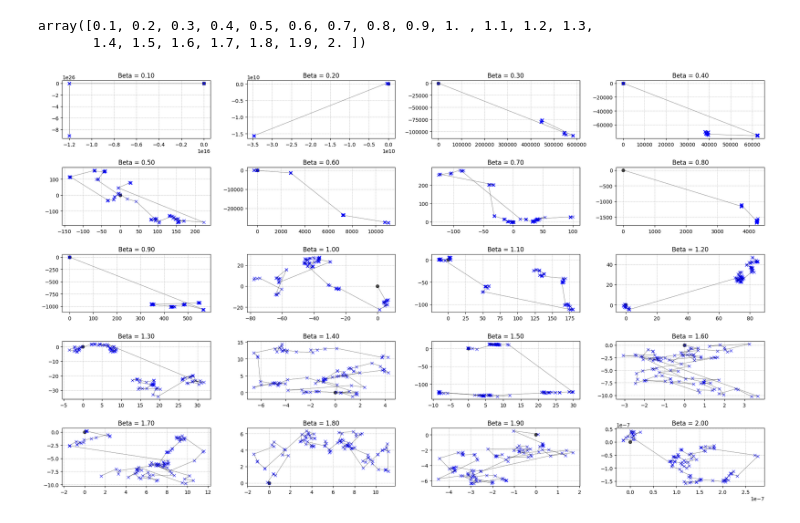
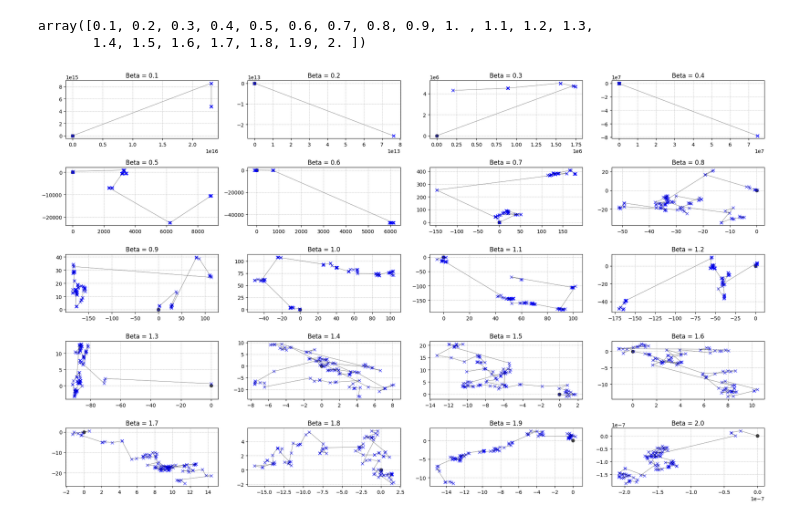
Before and after one commit to hellsdeur/nio-assignments, a Jupyter notebook: notebooks/atividade05-levy.ipynb, the cells around one changed output. Cells and saved outputs as stored; diff of their text form; code cells hidden in the pictures.

Commit message:
feat: random seeds

```diff
--- a/notebooks/atividade05-levy.ipynb
+++ b/notebooks/atividade05-levy.ipynb
@@ -17,6 +20,9 @@ from typing import List
 
 import numpy as np
 import matplotlib.pyplot as plt
+# %%
+rng = np.random.default_rng(42)
+random.seed(42)
 # %% [markdown]
 ## 1. Generation of a direction
 # %%
@@ -47,6 +53,6 @@ def slope_equation(p1, p2):
 def point_slope_equation(m, p, x):
     return m * (x - p.x) + p.y
 # %%
-aux_point = Point(np.random.uniform(-1, 1), np.random.uniform(-1, 1))
+aux_point = Point(rng.uniform(-1, 1), rng.uniform(-1, 1))
 aux_point
 # %% [output]
@@ -137,8 +140,8 @@ class Levy:
         sigma_u = (num / den)**(1 / self.beta)
         sigma_v = 1
 
-        u = np.random.normal(0, sigma_u)
-        v = np.random.normal(0, sigma_v)
+        u = rng.normal(0, sigma_u)
+        v = rng.normal(0, sigma_v)
         s = u / abs(v) ** (1 / self.beta)
 
         if math.isinf(m):
@@ -155,16 +158,12 @@ class Levy:
             p.y + s * dy
         )
 
-        # new_point = Point(
-        #     self.points[-1].x + s * (1 / np.sqrt(1 + m ** 2)),
-        #     self.points[-1].y + s * (m / np.sqrt(1 + m ** 2))
-        # )
         return new_point
 
     def generate(self, n_steps):
         for _ in range(n_steps):
             last = self.points[-1]
-            aux_point = Point(np.random.uniform(last.x-1, last.x+1), np.random.uniform(last.y-1, last.y+1))
+            aux_point = Point(rng.uniform(last.x-1, last.x+1), rng.uniform(last.y-1, last.y+1))
             new_point = self.step(last, aux_point)
             self.points.append(new_point)
         return self.points
@@ -201,19 +200,19 @@ array([0.1, 0.2, 0.3, 0.4, 0.5, 0.6, 0.7, 0.8, 0.9, 1. , 1.1, 1.2, 1.3,
 # %%
 fig, ax = plt.subplots(5, 4, figsize=(20, 12))
 
 for i, beta in enumerate(betas):
     levy = Levy(beta=beta)
     levy.generate(n_steps=100)
     row = i // 4
     col = i % 4
-    ax[row, col].set_title(f"Beta = {beta:.2f}")
+    ax[row, col].set_title(f"Beta = {beta:.1f}")
     for j, p in enumerate(levy.points):
         if j == 0:
             ax[row, col].plot(p.x, p.y, 'o', color="black", alpha=0.7)
         else:
             ax[row, col].plot(p.x, p.y, 'x', color="blue", alpha=0.7)
             ax[row, col].plot([levy.points[j-1].x, p.x], [levy.points[j-1].y, p.y], color="black", alpha=0.7, linewidth=0.5)
     ax[row, col].grid(True, which='both', linestyle='--', linewidth=0.5)
 plt.tight_layout()
 # %% [output]
-[figure, old version]
+[figure, new version]
```
Also changed, not shown: parts of 10 cells of this notebook.
